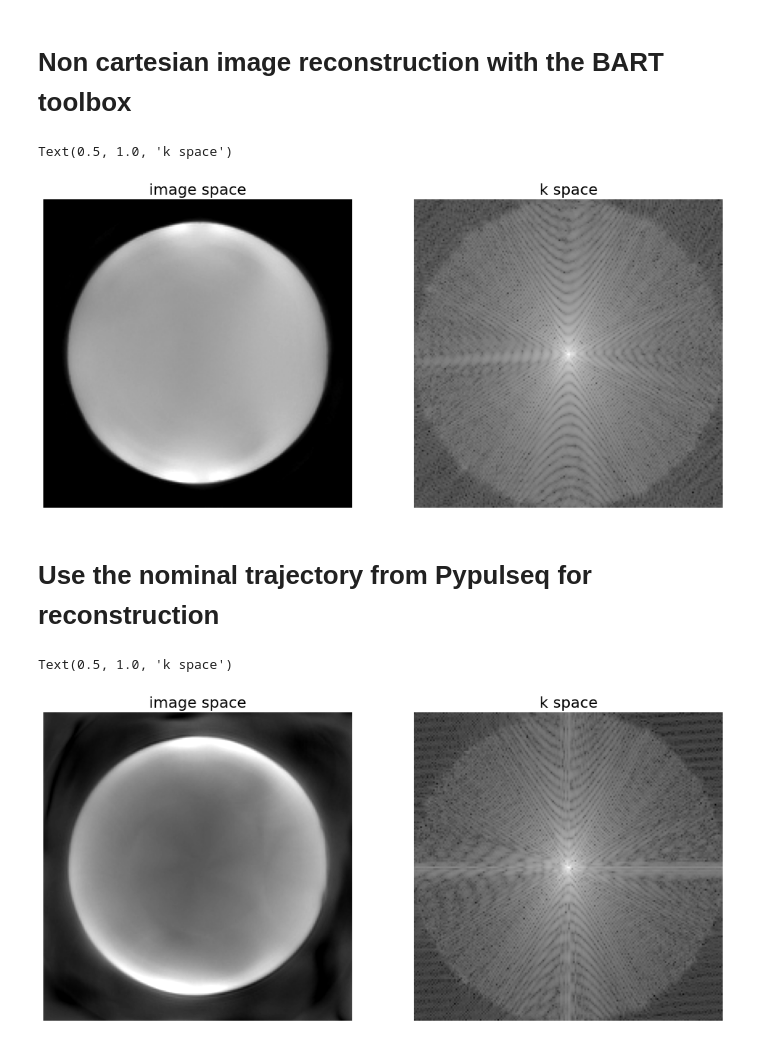
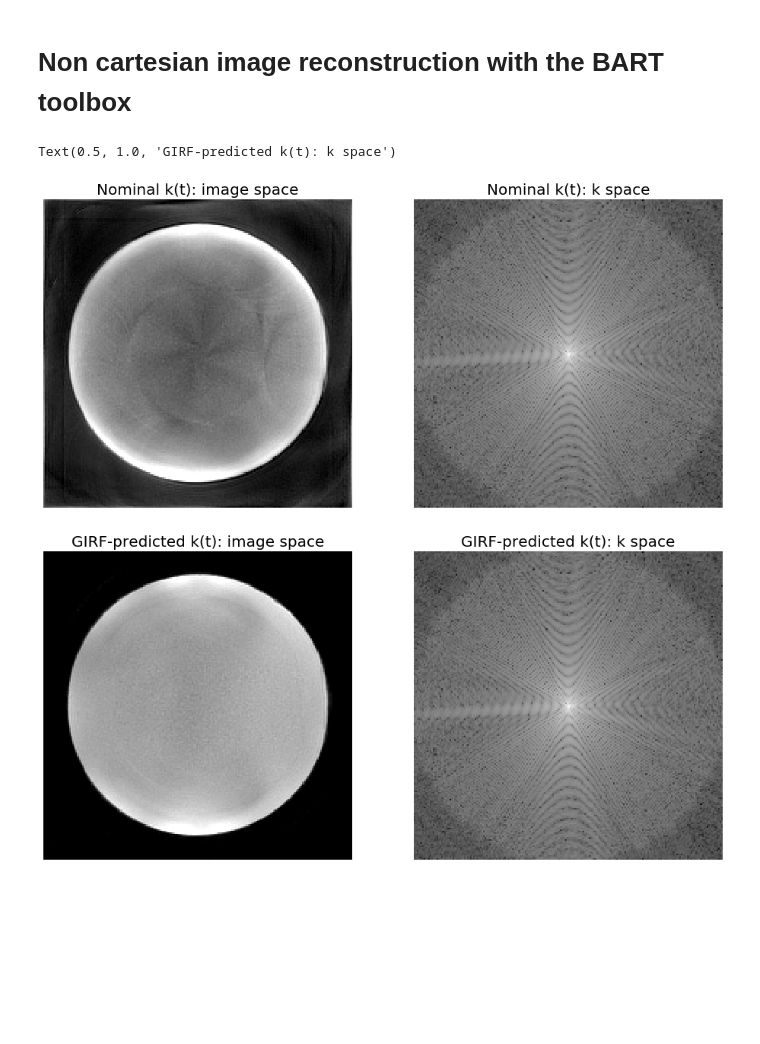
Before and after one commit to mrphysics-bonn/spiral-pypulseq-example, a Jupyter notebook: spiral_example.ipynb, the cells around one changed output. Saved outputs shown, nothing was run; the diff lists cells and outputs as text; code cells hidden in the pictures; blank space fills up the shorter version.

```diff
--- a/spiral_example.ipynb
+++ b/spiral_example.ipynb
@@ -112,30 +110,46 @@ plt.tight_layout()
 # example reconstruction of a Spiral out spoiled GRE sequence with 15 spiral interleaves
 import bart
 
-# read signal data and GIRF predicted trajectory
-signal   = np.load('signal_example.npy') # signal format: [1,readout,interleaves,coils]
-traj     = np.load('traj_example.npy')   # traj format:   [dimensions,readout,interleaves]
+# read measured signal (Siemens 7T+) and trajectories (Skope clip-on cam)
+signal       = np.load('signal_example.npy') # signal format: [1,readout,interleaves,coils]
+traj         = np.load('traj_example.npy')   # GIRF-predicted trajectory. format: [dimensions,readout,interleaves]
+traj_nominal = np.load('traj_nominal.npy')   # from PyPulseq (as above, but 15 interleaves)
 
-# calculate nufft and sensitivity maps with bart
-nufft    = bart.bart(1, 'nufft -i -t -d 192:192:1', traj, signal) # nufft
-kspace   = bart.bart(1, 'fft -u 7', nufft)                        # back to kspace
-sens     = bart.bart(1, 'ecalib -m 1 -I', kspace)                 # ESPIRiT sensitivity map calibration
+# bart nufft with nominal trajectory
+nufft    = bart.bart(1, 'nufft -i -t -l1 0.0001 -d 192:192:1', traj_nominal, signal) # nufft
+kspace   = bart.bart(1, 'fft -u 7', nufft)                                        # back to kspace
+sens     = bart.bart(1, 'ecalib -m 1 -I', kspace)                                 # ESPIRiT sensitivity map calibration
+# parallel imaging with compressed sensing reconstruction
+recoN     = bart.bart(1, 'pics -S -e -l1 -r 0.0001 -i50 -t', traj_nominal, signal, sens)
+recoN_ksp = bart.bart(1, 'fft -u 7', reco)
 
+# bartnufft with GIRF-predicted trajectory
+nufft    = bart.bart(1, 'nufft -i -t -l1 0.0001 -d 192:192:1', traj, signal) # nufft
+kspace   = bart.bart(1, 'fft -u 7', nufft)                                   # back to kspace
+sens     = bart.bart(1, 'ecalib -m 1 -I', kspace)                            # ESPIRiT sensitivity map calibration
 # parallel imaging with compressed sensing reconstruction
-reco     = bart.bart(1, 'pics -S -e -l1 -r 0.0001 -i 8 -t', traj, signal, sens)
-reco_ksp = bart.bart(1, 'fft -u 7', reco)
+recoP     = bart.bart(1, 'pics -S -e -l1 -r 0.0001 -i50 -t', traj, signal, sens)
+recoP_ksp = bart.bart(1, 'fft -u 7', reco)
 # %%
-# show image
+# plot results
 fig, (ax1,ax2) = plt.subplots(1, 2, figsize=[16,8])
-ax1.imshow(abs(reco), cmap='gray', vmin=0.1*abs(reco).mean() ,vmax=2.5*abs(reco).mean())
+ax1.imshow(abs(recoN), cmap='gray', vmin=0.1*abs(reco).mean() ,vmax=2.5*abs(reco).mean())
 ax1.axis('off')
-ax1.set_title('image space', fontsize=20)
+ax1.set_title('Nominal k(t): image space', fontsize=20)
 
-ax2.imshow(np.log10(abs(reco_ksp)), cmap='gray')
+ax2.imshow(np.log10(abs(recoN_ksp)), cmap='gray')
 ax2.axis('off')
-ax2.set_title('k space', fontsize=20)
+ax2.set_title('Nominal k(t): k space', fontsize=20)
+
+fig, (ax1,ax2) = plt.subplots(1, 2, figsize=[16,8])
+ax1.imshow(abs(recoP), cmap='gray', vmin=0.1*abs(reco).mean() ,vmax=2.5*abs(reco).mean())
+ax1.axis('off')
+ax1.set_title('GIRF-predicted k(t): image space', fontsize=20)
+
+ax2.imshow(np.log10(abs(recoM_ksp)), cmap='gray')
+ax2.axis('off')
+ax2.set_title('GIRF-predicted k(t): k space', fontsize=20)
 # %% [output]
-Text(0.5, 1.0, 'k space')
+Text(0.5, 1.0, 'GIRF-predicted k(t): k space')
-[figure, old version]
+[figure, new version]
+[figure, added]
-# %% [markdown]
-# Use the nominal trajectory from Pypulseq for reconstruction
@@ -209,12 +155,0 @@ reco_ksp = bart.bart(1, 'fft -u 7', reco)
-# %%
-fig, (ax1,ax2) = plt.subplots(1, 2, figsize=[16,8])
-ax1.imshow(abs(reco), cmap='gray', vmin=0.1*abs(reco).mean() ,vmax=2.5*abs(reco).mean())
-ax1.axis('off')
-ax1.set_title('image space', fontsize=20)
-
-ax2.imshow(np.log10(abs(reco_ksp)), cmap='gray')
-ax2.axis('off')
-ax2.set_title('k space', fontsize=20)
-# %% [output]
-Text(0.5, 1.0, 'k space')
-[figure, removed]
```
Also changed, not shown: parts of 6 cells of this notebook, 2 other files.
